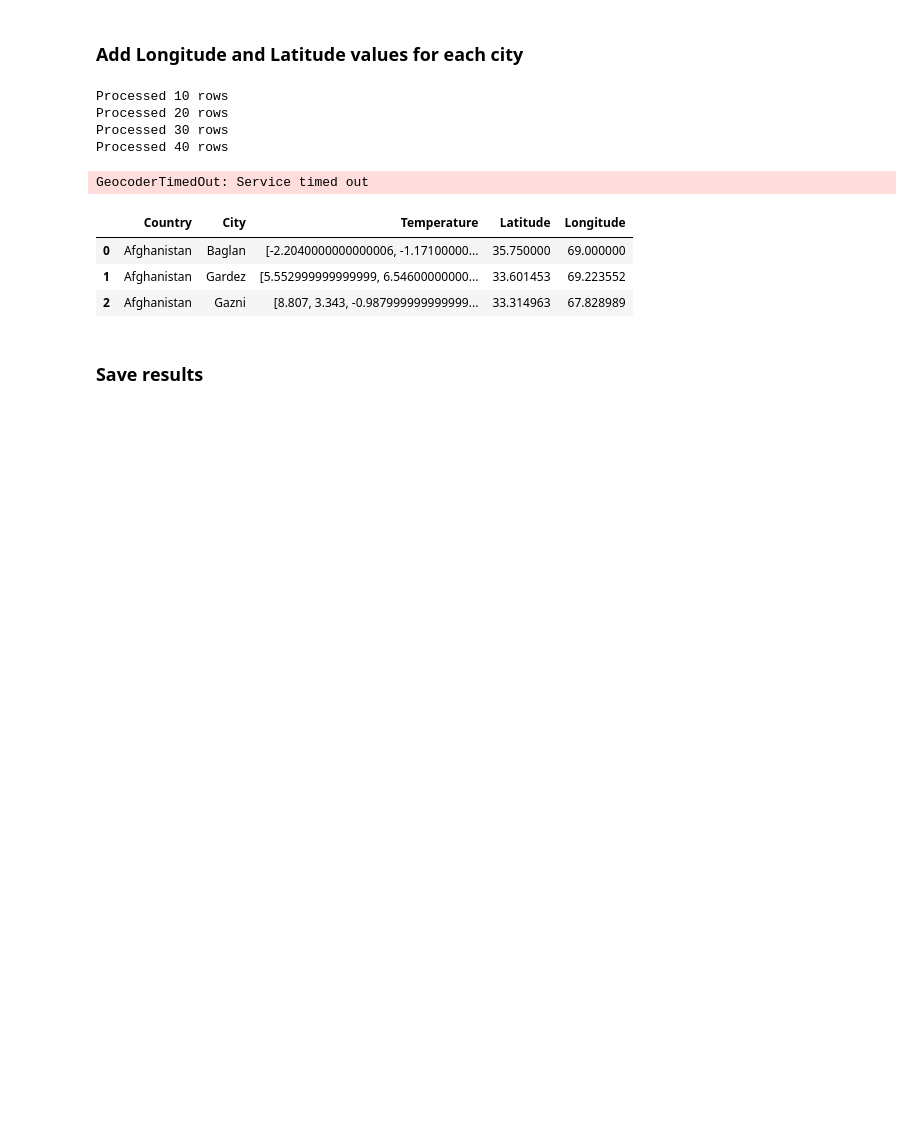
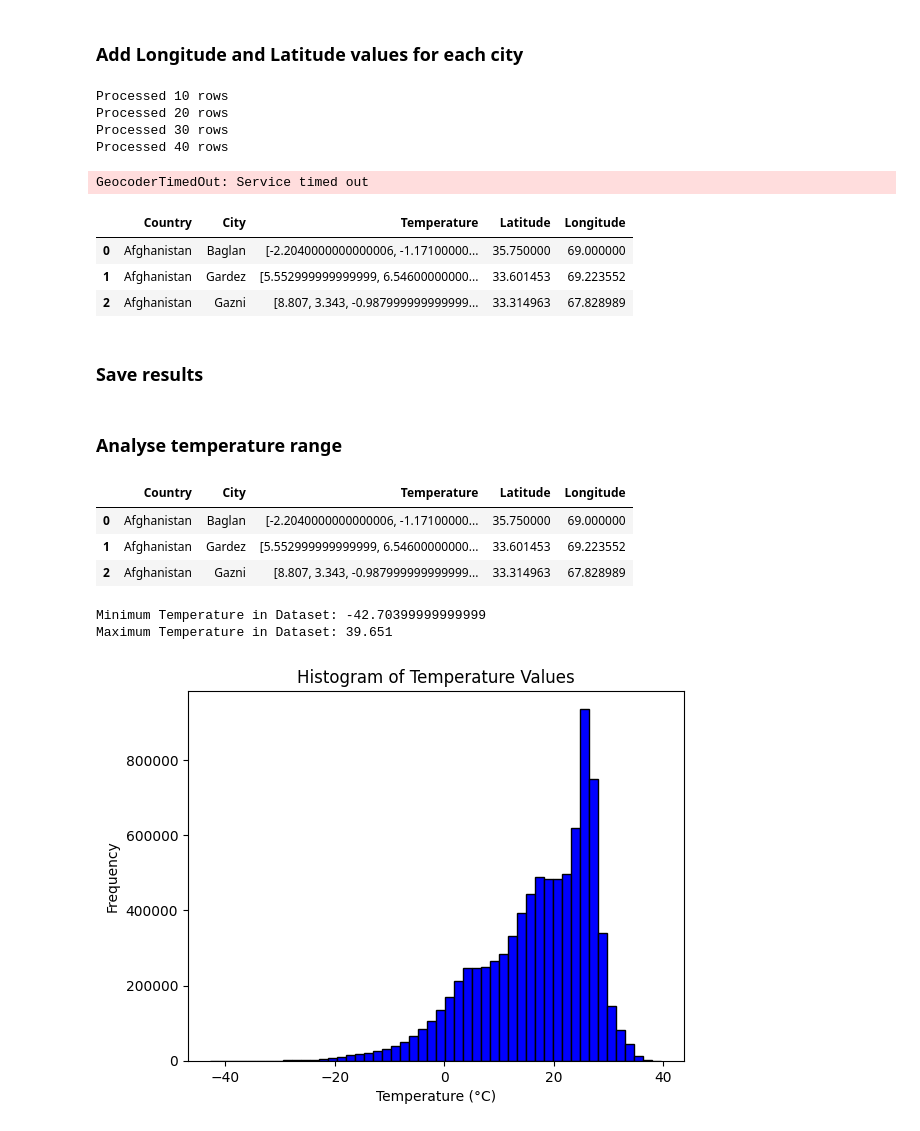
Before and after one commit to Emoill/RealVis, a Jupyter notebook: data_preprocessing.ipynb, the cells around one changed output. Saved outputs shown, nothing was run; the diff lists cells and outputs as text; code cells hidden in the pictures; blank space fills up the shorter version.

```diff
--- a/data_preprocessing.ipynb
+++ b/data_preprocessing.ipynb
@@ -193,3 +194,44 @@ merged_data.head(3)
 ### Save results
 # %%
 merged_data.to_csv('public/data/processed_climate_data.csv', index=False)
+# %% [markdown]
+### Analyse temperature range
+# %%
+processed = pd.read_csv('public/data/processed_climate_data.csv')
+processed.head(3)
+# %% [output]
+|  | Country | City | Temperature | Latitude | Longitude |
+| 0 | Afghanistan | Baglan | [-2.2040000000000006, -1.17100000... | 35.750000 | 69.000000 |
+| 1 | Afghanistan | Gardez | [5.552999999999999, 6.54600000000... | 33.601453 | 69.223552 |
+| 2 | Afghanistan | Gazni | [8.807, 3.343, -0.987999999999999... | 33.314963 | 67.828989 |
+# %%
+min_temp = float('inf')
+max_temp = float('-inf')
+
+all_temperatures = []
+
+# Iterate over each row in the DataFrame
+for index, row in processed.iterrows():
+    # Convert the string representation of the list to an actual list
+    temperatures = ast.literal_eval(row['Temperature'])
+
+    # Find min and max in the list, if the list is not empty
+    if temperatures:
+        min_temp = min(min_temp, min(temperatures))
+        max_temp = max(max_temp, max(temperatures))
+
+    # Extend the all_temperatures list with values from this row
+    all_temperatures.extend(temperatures)
+
+print(f"Minimum Temperature in Dataset: {min_temp}")
+print(f"Maximum Temperature in Dataset: {max_temp}")
+
+plt.hist(all_temperatures, bins=50, color='blue', edgecolor='black')
+plt.title('Histogram of Temperature Values')
+plt.xlabel('Temperature (°C)')
+plt.ylabel('Frequency')
+plt.show()
+# %% [output]
+Minimum Temperature in Dataset: -42.70399999999999
+Maximum Temperature in Dataset: 39.651
+[figure, added]
```
Also changed, not shown: parts of 1 cell of this notebook, 1 other file.
